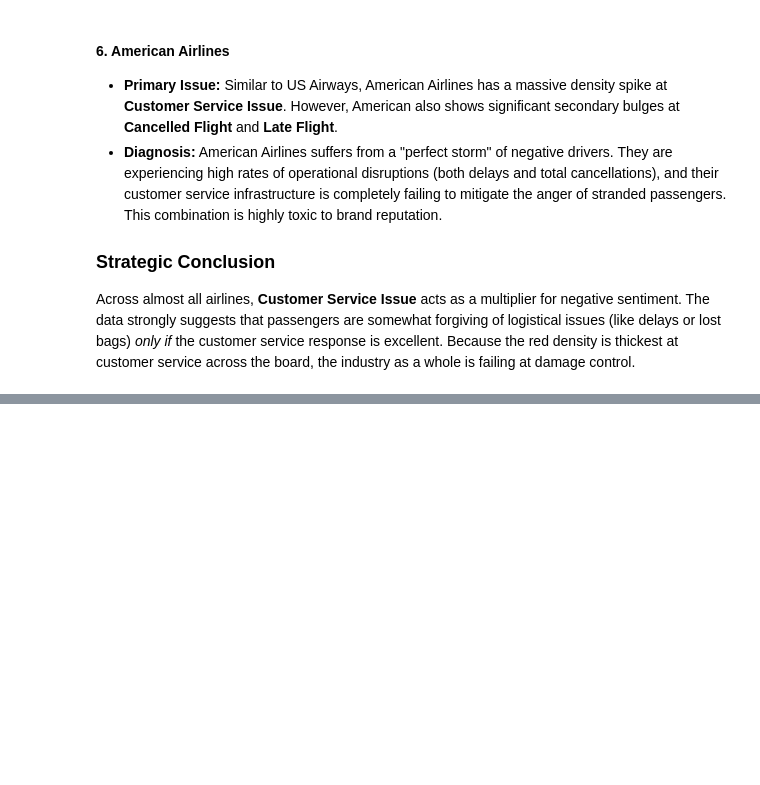
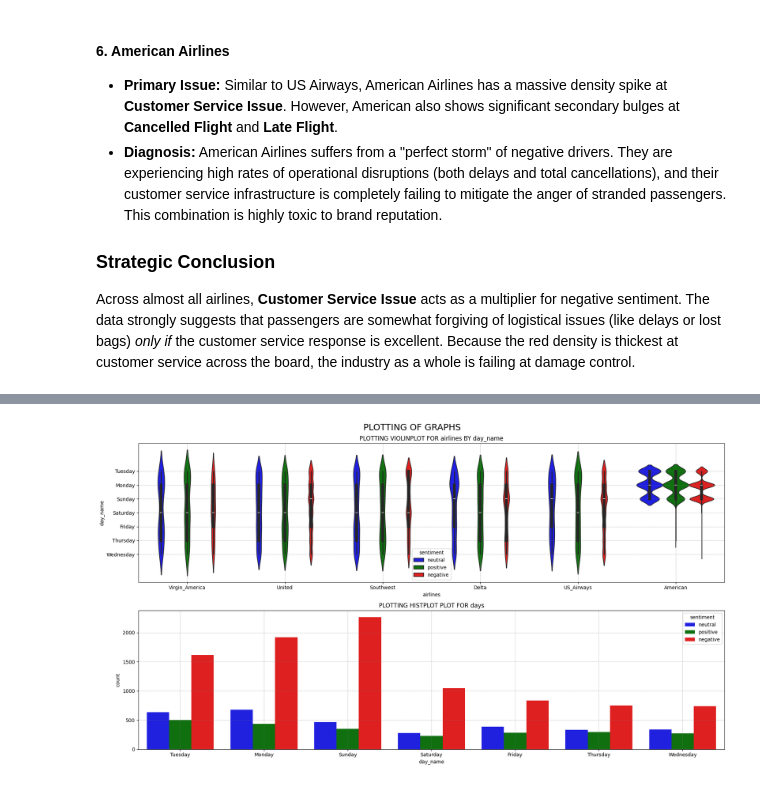
Before and after one commit to Ashura369/PROJECTS, a Jupyter notebook: sentiment_analysis_social_media_brand_management/EDA.ipynb, the cells around one changed output, grey strips where cells are left out. Saved outputs shown, nothing was run; the diff lists cells and outputs as text; code cells hidden in the pictures; blank space fills up the shorter version.

```diff
--- a/sentiment_analysis_social_media_brand_management/EDA.ipynb
+++ b/sentiment_analysis_social_media_brand_management/EDA.ipynb
@@ -3,0 +12,4 @@
+# %%
+path = "/kaggle/input/datasets/ashura369/sentiment-df-1/df_1.kl"
+with open(path, 'rb') as file:
+    data = pickle.load(file)
@@ -9,2 +28,0 @@ df_1.columns
-# %%
-data = df_1.drop(columns=['id', 'feedback'])
@@ -142,28 +212,31 @@ data.sample(5)
 # %%
 num_of_plots = 2
 height_per_plot = 5
 
 fig, axes = plt.subplots(num_of_plots, 1, figsize=(18, num_of_plots * height_per_plot))
 
 
-x='airlines'
-y=sorted(data['day_name'])
+x = 'airlines'
+y = 'day_name' # Just the string name of the column!
 colors = {'positive':'green','neutral':'blue','negative':'red'}
-sns.violinplot(data, x=x, y=y, hue='sentiment', palette=colors, ax=axes[0])
+# Use a CountPlot to compare categories (Airlines vs Days)
+sns.violinplot(x=data['airlines'], y=data['day_name'], hue=data['sentiment'], palette=colors, ax=axes[0])
 axes[0].grid(True)
 axes[0].grid(color='gray', linestyle='--', linewidth=0.5, alpha=0.7)
-axes[0].set_title(f'PLOTTING VIOLIN PLOT FOR {x} AND {y}')
+axes[0].set_title(f'PLOTTING VIOLINPLOT FOR {x} BY {y}')
 
 # ---------------------------------------------------------------------------------
 
 x_name='days'
 colors = {'positive':'green','neutral':'blue','negative':'red'}
 sns.countplot(data=data, x='day_name', hue='sentiment', palette=colors, ax=axes[1])
 axes[1].grid(True)
 axes[1].grid(color='gray', linestyle='--', linewidth=0.5, alpha=0.7)
 axes[1].set_title(f'PLOTTING HISTPLOT PLOT FOR {x_name}')
 
 
 plt.suptitle('PLOTTING OF GRAPHS', fontsize=18)
 plt.tight_layout()
 plt.show()
+# %% [output]
+[figure, added]
```
Also changed, not shown: parts of 15 cells of this notebook, 4 other files.
